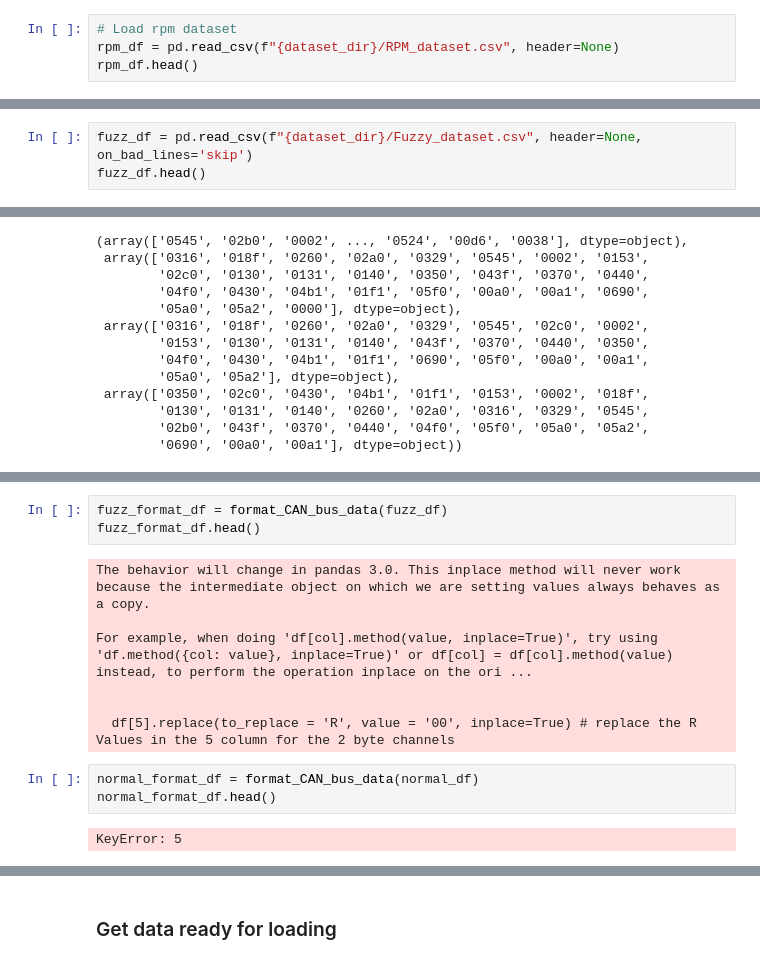
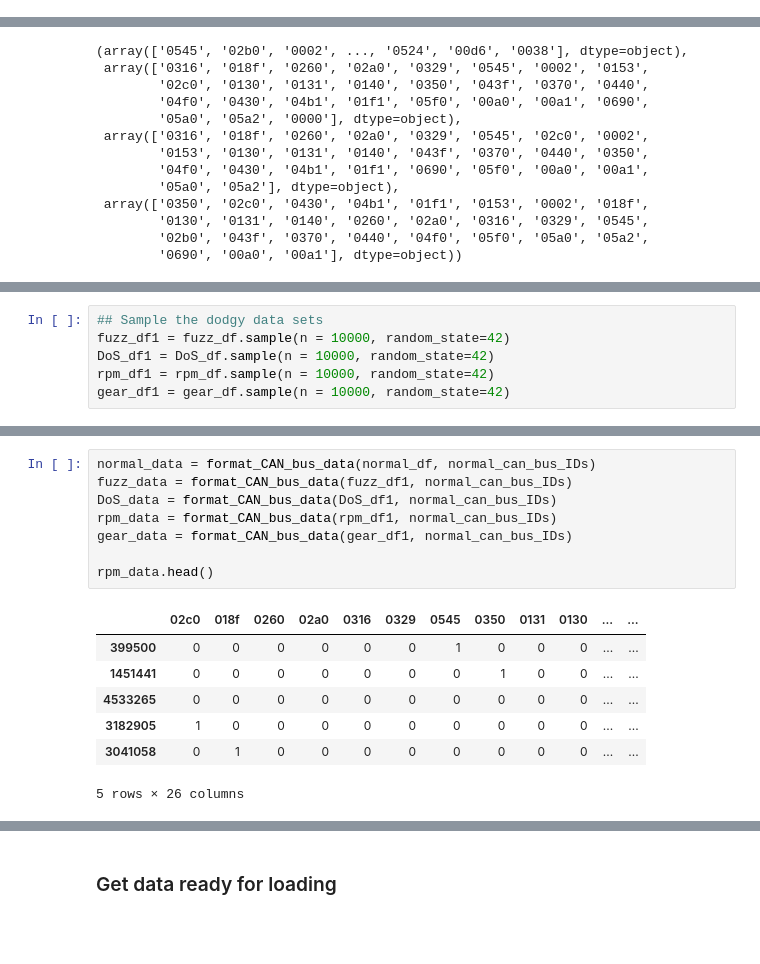
Before and after one commit to NachoDave/Automated-Vehicle-Anomalous-Driving-Behaviour, a Jupyter notebook: CAMs_Autoencoder_project_model.ipynb, the cells around one changed output, grey strips where cells are left out. Saved outputs shown, nothing was run; the diff lists cells and outputs as text; blank space fills up the shorter version.

```diff
--- a/CAMs_Autoencoder_project_model.ipynb
+++ b/CAMs_Autoencoder_project_model.ipynb
@@ -129,4 +116,0 @@ dtype: int64
-# %%
-# Load rpm dataset
-rpm_df = pd.read_csv(f"{dataset_dir}/RPM_dataset.csv", header=None)
-rpm_df.head()
@@ -155,3 +116,0 @@ DoS_df.head()
-# %%
-fuzz_df = pd.read_csv(f"{dataset_dir}/Fuzzy_dataset.csv", header=None, on_bad_lines='skip')
-fuzz_df.head()
@@ -192,3 +133,9 @@ fuzz_df[0:5]
+# %%
+## Sample the dodgy data sets
+fuzz_df1 = fuzz_df.sample(n = 10000, random_state=42)
+DoS_df1 = DoS_df.sample(n = 10000, random_state=42)
+rpm_df1 = rpm_df.sample(n = 10000, random_state=42)
+gear_df1 = gear_df.sample(n = 10000, random_state=42)
 # %%
 ## Value counts for the CAN Bus IDs
 #normal_df['ID'].value_counts() #> 50000
@@ -294,15 +168,16 @@ For example, when doing 'df[col].method(value, inplace=True)', try using 'df.met
-# %%
-fuzz_format_df = format_CAN_bus_data(fuzz_df)
-fuzz_format_df.head()
-# %% [output]
-The behavior will change in pandas 3.0. This inplace method will never work because the intermediate object on which we are setting values always behaves as a copy.
-
-For example, when doing 'df[col].method(value, inplace=True)', try using 'df.method({col: value}, inplace=True)' or df[col] = df[col].method(value) instead, to perform the operation inplace on the ori ...
-
-
-  df[5].replace(to_replace = 'R', value = '00', inplace=True) # replace the R Values in the 5 column for the 2 byte channels
-# %%
-normal_format_df = format_CAN_bus_data(normal_df)
-normal_format_df.head()
-# %% [output]
-KeyError: 5
+# %%
+normal_data = format_CAN_bus_data(normal_df, normal_can_bus_IDs)
+fuzz_data = format_CAN_bus_data(fuzz_df1, normal_can_bus_IDs)
+DoS_data = format_CAN_bus_data(DoS_df1, normal_can_bus_IDs)
+rpm_data = format_CAN_bus_data(rpm_df1, normal_can_bus_IDs)
+gear_data = format_CAN_bus_data(gear_df1, normal_can_bus_IDs)
+
+rpm_data.head()
+# %% [output]
+|  | 02c0 | 018f | 0260 | 02a0 | 0316 | 0329 | 0545 | 0350 | 0131 | 0130 | ... | ... |
+| 399500 | 0 | 0 | 0 | 0 | 0 | 0 | 1 | 0 | 0 | 0 | ... | ... |
+| 1451441 | 0 | 0 | 0 | 0 | 0 | 0 | 0 | 1 | 0 | 0 | ... | ... |
+| 4533265 | 0 | 0 | 0 | 0 | 0 | 0 | 0 | 0 | 0 | 0 | ... | ... |
+| 3182905 | 1 | 0 | 0 | 0 | 0 | 0 | 0 | 0 | 0 | 0 | ... | ... |
+| 3041058 | 0 | 1 | 0 | 0 | 0 | 0 | 0 | 0 | 0 | 0 | ... | ... |
+5 rows × 26 columns
```
Also changed, not shown: parts of 26 cells of this notebook.
